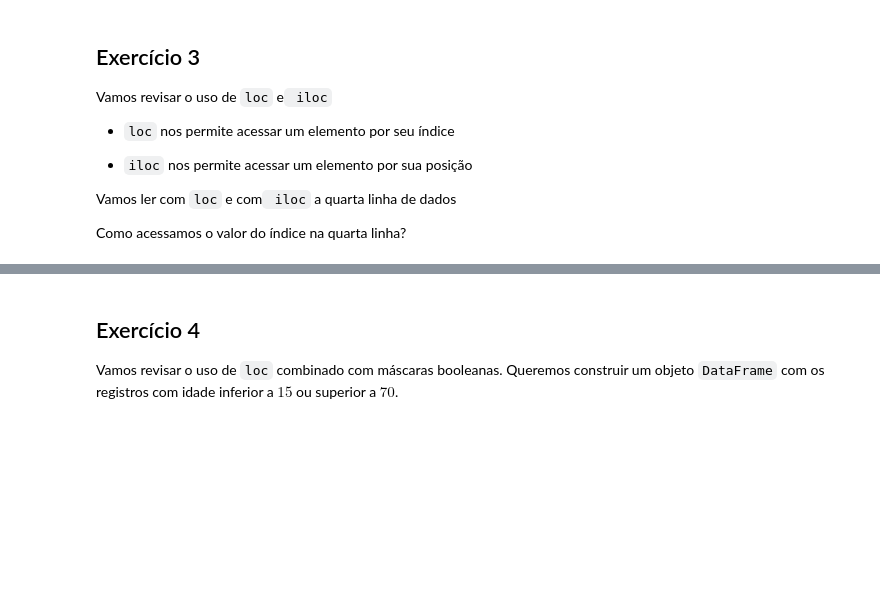
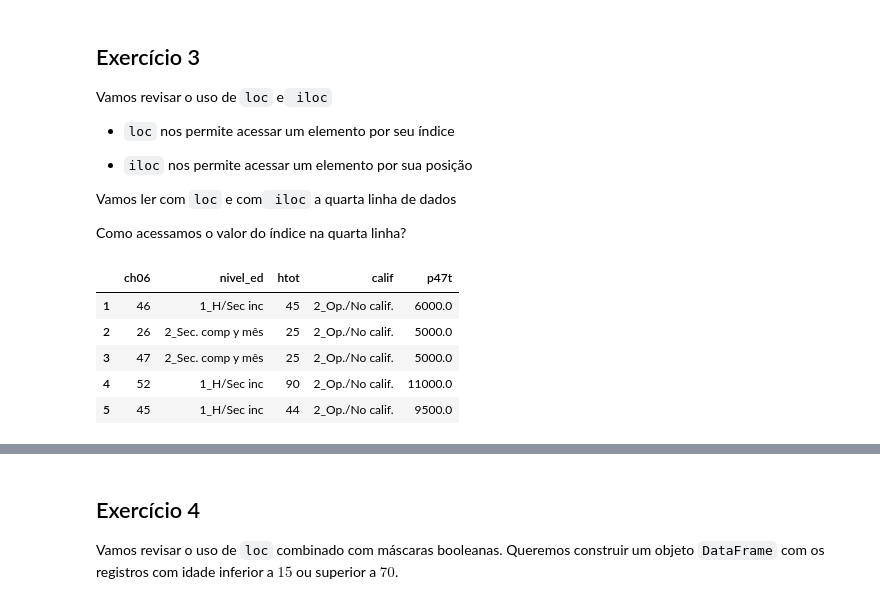
Before and after one commit to levyvix/ada_tech_numpy_pandas, a Jupyter notebook: pandas/notebooks/ADA_TECH_4_pandas_enunciado_exercicio_1.ipynb, the cells around one changed output, grey strips where cells are left out. Cells and saved outputs as stored; diff of their text form; code cells hidden in the pictures; blank space fills up the shorter version.

```diff
--- a/pandas/notebooks/ADA_TECH_4_pandas_enunciado_exercicio_1.ipynb
+++ b/pandas/notebooks/ADA_TECH_4_pandas_enunciado_exercicio_1.ipynb
@@ -84,4 +121,13 @@ Vamos revisar o uso de `loc` e` iloc`
 Vamos ler com `loc` e com` iloc` a quarta linha de dados
 
 Como acessamos o valor do índice na quarta linha?
+# %%
+df.head()
+# %% [output]
+|  | ch06 | nivel_ed | htot | calif | p47t |
+| 1 | 46 | 1_H/Sec inc | 45 | 2_Op./No calif. | 6000.0 |
+| 2 | 26 | 2_Sec. comp y mês | 25 | 2_Op./No calif. | 5000.0 |
+| 3 | 47 | 2_Sec. comp y mês | 25 | 2_Op./No calif. | 5000.0 |
+| 4 | 52 | 1_H/Sec inc | 90 | 2_Op./No calif. | 11000.0 |
+| 5 | 45 | 1_H/Sec inc | 44 | 2_Op./No calif. | 9500.0 |
 # %%
```
Also changed, not shown: parts of 7 cells of this notebook.
